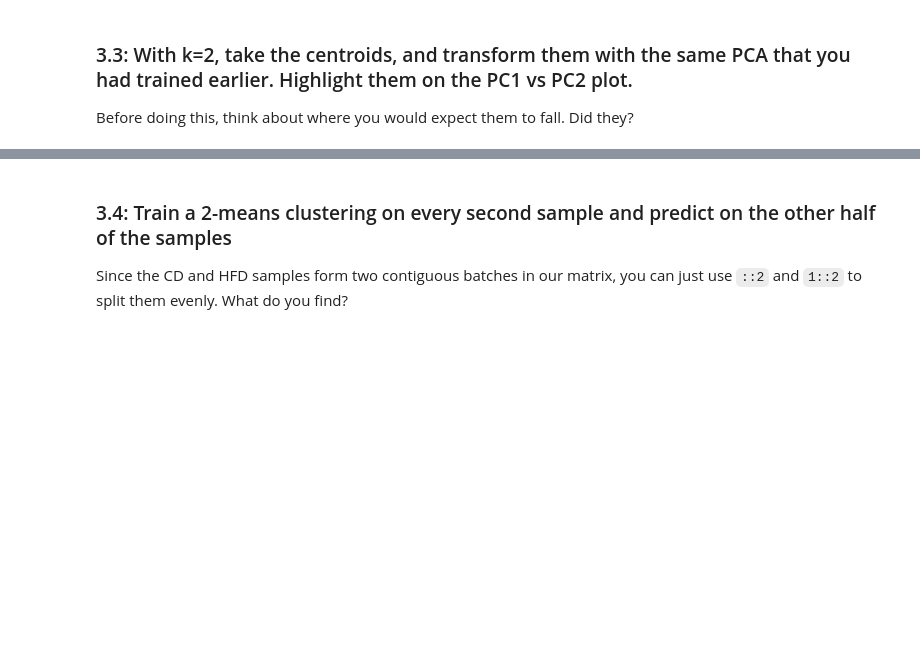
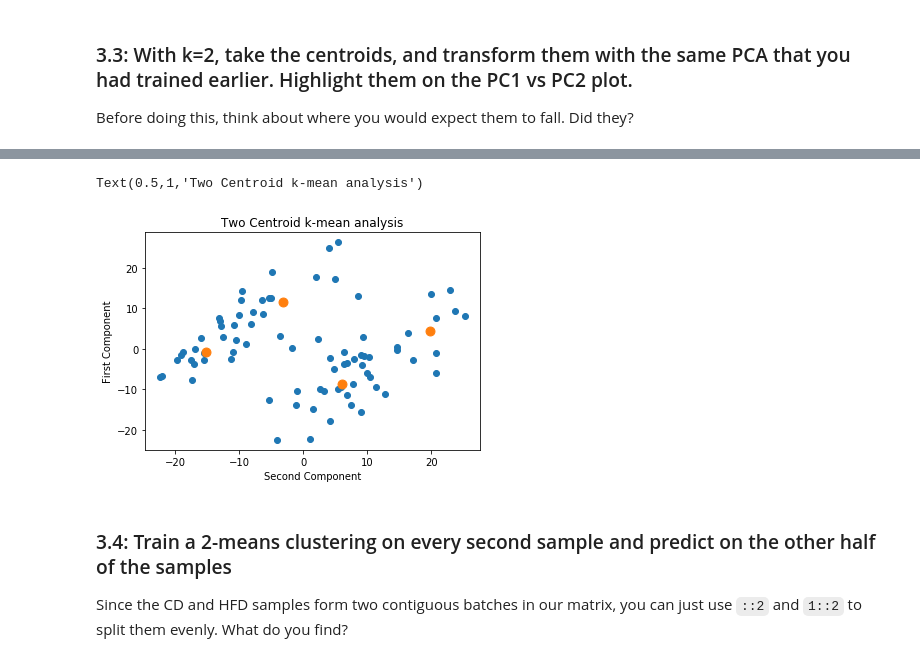
Before and after one commit to Osrip/Integrated_Bioinformatics, a Jupyter notebook: IntegratedBioinformatics/notebooks/Day7_Unsupervised_ML.ipynb, the cells around one changed output, grey strips where cells are left out. Drawn from its saved outputs; the diff is of its cells as text; code cells hidden in the pictures; blank space fills up the shorter version.

```diff
--- a/IntegratedBioinformatics/notebooks/Day7_Unsupervised_ML.ipynb
+++ b/IntegratedBioinformatics/notebooks/Day7_Unsupervised_ML.ipynb
@@ -450,0 +455,3 @@ Optional: try higher k-values, and investigate the resulting clusters.
+# %%
+res4 = KMeans(n_clusters=4, random_state=0).fit(data)
+pd.crosstab(res4.labels_, is_hfd)
@@ -454,3 +487,16 @@ Before doing this, think about where you would expect them to fall. Did they?
+# %%
+np.shape(res4.cluster_centers_)
+#TRasform the 21000 dim centroids with pca to two dimensions
+res4_transform = pca.transform(res4.cluster_centers_)
+res4_transform
+plt.scatter(comp_df[0], comp_df[1])
+plt.scatter(res4_transform[:,0], res4_transform[:,1], s = 80)
+plt.ylabel('First Component')
+plt.xlabel('Second Component')
+plt.title('Two Centroid k-mean analysis')
+# %% [output]
+Text(0.5,1,'Two Centroid k-mean analysis')
+[figure, added]
 # %% [markdown]
 ### 3.4: Train a 2-means clustering on every second sample and predict on the other half of the samples
 Since the CD and HFD samples form two contiguous batches in our matrix, you can just use `::2` and `1::2` to split them evenly. What do you find?
```
Also changed, not shown: parts of 15 cells of this notebook.
